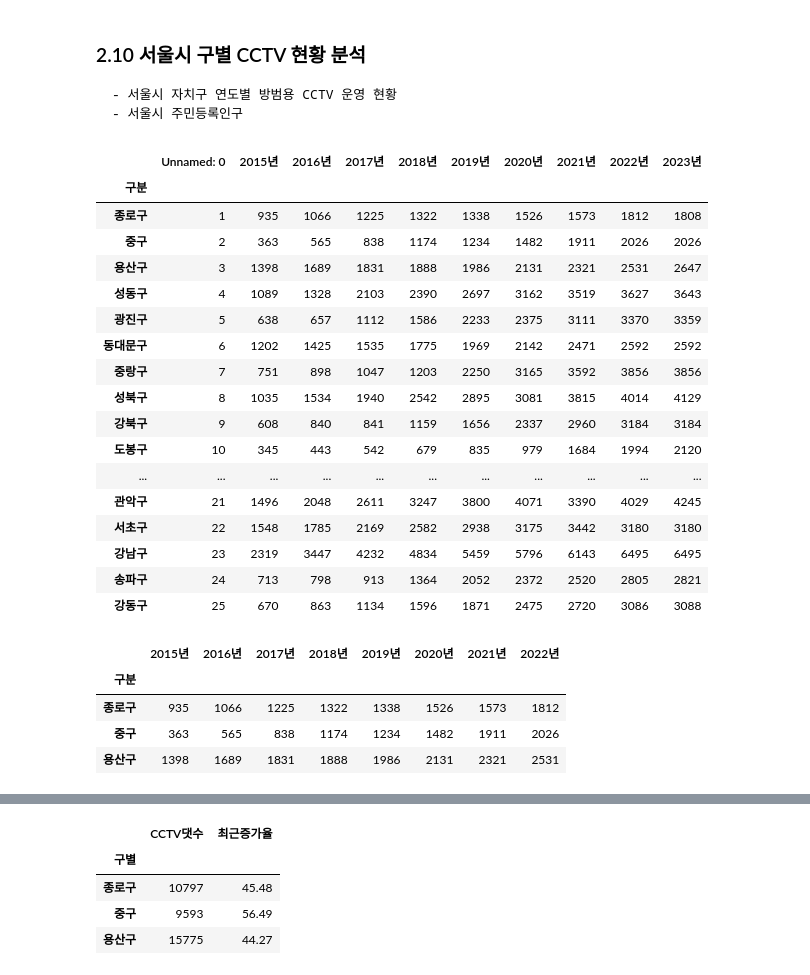
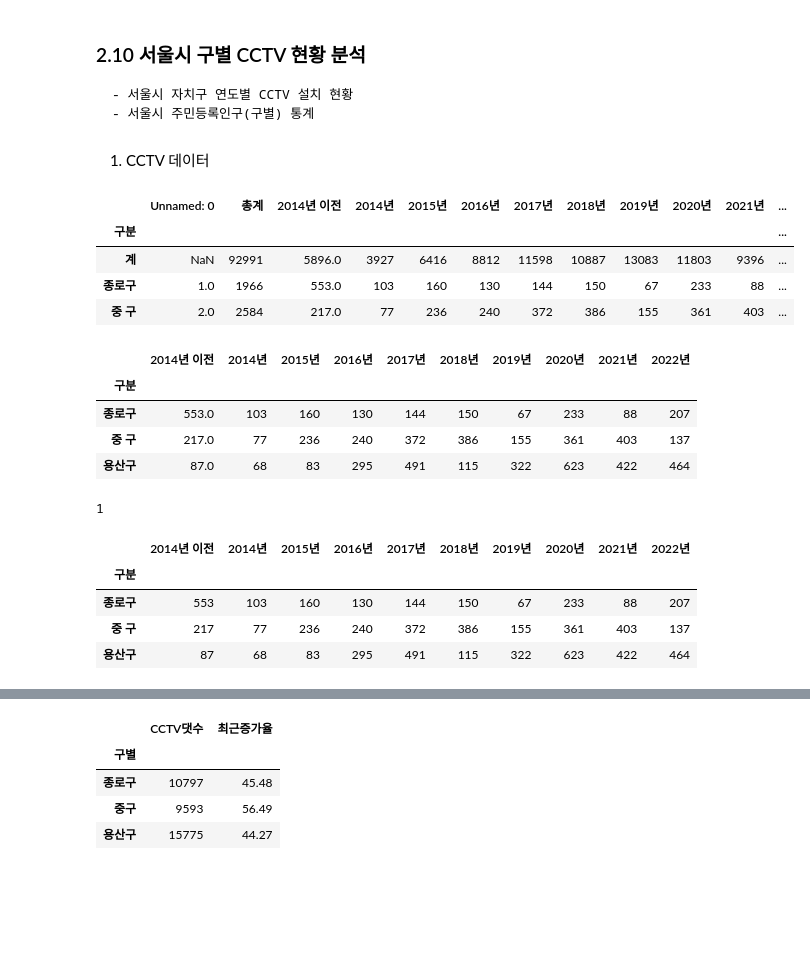
Before and after one commit to lione78/DataAnalysis-2023.09, a Jupyter notebook: 02.Pandas/10.서울시CCTV.ipynb, the cells around one changed output, grey strips where cells are left out. Drawn from its saved outputs; the diff is of its cells as text; code cells hidden in the pictures; blank space fills up the shorter version.

```diff
--- a/02.Pandas/10.서울시CCTV.ipynb
+++ b/02.Pandas/10.서울시CCTV.ipynb
@@ -1,41 +1,46 @@
 # %% [markdown]
 ### 2.10 서울시 구별 CCTV 현황 분석
-    - 서울시 자치구 연도별 방범용 CCTV 운영 현황
-    - 서울시 주민등록인구
+    - 서울시 자치구 연도별 CCTV 설치 현황
+    - 서울시 주민등록인구(구별) 통계
 # %%
 import numpy as np
 import pandas as pd
+# %% [markdown]
+1. CCTV 데이터
 # %%
-cctv = pd.read_csv('data/서울시 자치구 연도별 방범용 CCTV 운영 현황_230630기준.csv', encoding='EUC-KR', index_col='구분', thousands=',')
-cctv
+cctv = pd.read_csv('data/서울시 자치구 년도별 CCTV 설치 현황_230630기준.csv', index_col='구분', encoding='EUC-KR', thousands=',')
+cctv.head(3)
 # %% [output]
-|  | Unnamed: 0 | 2015년 | 2016년 | 2017년 | 2018년 | 2019년 | 2020년 | 2021년 | 2022년 | 2023년 |
-| 구분 |  |  |  |  |  |  |  |  |  |  |
-| 종로구 | 1 | 935 | 1066 | 1225 | 1322 | 1338 | 1526 | 1573 | 1812 | 1808 |
-| 중구 | 2 | 363 | 565 | 838 | 1174 | 1234 | 1482 | 1911 | 2026 | 2026 |
-| 용산구 | 3 | 1398 | 1689 | 1831 | 1888 | 1986 | 2131 | 2321 | 2531 | 2647 |
-| 성동구 | 4 | 1089 | 1328 | 2103 | 2390 | 2697 | 3162 | 3519 | 3627 | 3643 |
-| 광진구 | 5 | 638 | 657 | 1112 | 1586 | 2233 | 2375 | 3111 | 3370 | 3359 |
-| 동대문구 | 6 | 1202 | 1425 | 1535 | 1775 | 1969 | 2142 | 2471 | 2592 | 2592 |
-| 중랑구 | 7 | 751 | 898 | 1047 | 1203 | 2250 | 3165 | 3592 | 3856 | 3856 |
-| 성북구 | 8 | 1035 | 1534 | 1940 | 2542 | 2895 | 3081 | 3815 | 4014 | 4129 |
-| 강북구 | 9 | 608 | 840 | 841 | 1159 | 1656 | 2337 | 2960 | 3184 | 3184 |
-| 도봉구 | 10 | 345 | 443 | 542 | 679 | 835 | 979 | 1684 | 1994 | 2120 |
-| ... | ... | ... | ... | ... | ... | ... | ... | ... | ... | ... |
-| 관악구 | 21 | 1496 | 2048 | 2611 | 3247 | 3800 | 4071 | 3390 | 4029 | 4245 |
-| 서초구 | 22 | 1548 | 1785 | 2169 | 2582 | 2938 | 3175 | 3442 | 3180 | 3180 |
-| 강남구 | 23 | 2319 | 3447 | 4232 | 4834 | 5459 | 5796 | 6143 | 6495 | 6495 |
-| 송파구 | 24 | 713 | 798 | 913 | 1364 | 2052 | 2372 | 2520 | 2805 | 2821 |
-| 강동구 | 25 | 670 | 863 | 1134 | 1596 | 1871 | 2475 | 2720 | 3086 | 3088 |
+|  | Unnamed: 0 | 총계 | 2014년 이전 | 2014년 | 2015년 | 2016년 | 2017년 | 2018년 | 2019년 | 2020년 | 2021년 | ... |
+| 구분 |  |  |  |  |  |  |  |  |  |  |  | ... |
+| 계 | NaN | 92991 | 5896.0 | 3927 | 6416 | 8812 | 11598 | 10887 | 13083 | 11803 | 9396 | ... |
+| 종로구 | 1.0 | 1966 | 553.0 | 103 | 160 | 130 | 144 | 150 | 67 | 233 | 88 | ... |
+| 중 구 | 2.0 | 2584 | 217.0 | 77 | 236 | 240 | 372 | 386 | 155 | 361 | 403 | ... |
 # %%
-cctv.drop(columns=['Unnamed: 0', '2023년'], inplace=True)
+cctv.drop(columns=['Unnamed: 0', '2023년', '총계'], inplace=True)
+cctv.drop(['계'], inplace=True)            # '계' 행 지우기
 cctv.head(3)
 # %% [output]
-|  | 2015년 | 2016년 | 2017년 | 2018년 | 2019년 | 2020년 | 2021년 | 2022년 |
-| 구분 |  |  |  |  |  |  |  |  |
-| 종로구 | 935 | 1066 | 1225 | 1322 | 1338 | 1526 | 1573 | 1812 |
-| 중구 | 363 | 565 | 838 | 1174 | 1234 | 1482 | 1911 | 2026 |
-| 용산구 | 1398 | 1689 | 1831 | 1888 | 1986 | 2131 | 2321 | 2531 |
+|  | 2014년 이전 | 2014년 | 2015년 | 2016년 | 2017년 | 2018년 | 2019년 | 2020년 | 2021년 | 2022년 |
+| 구분 |  |  |  |  |  |  |  |  |  |  |
+| 종로구 | 553.0 | 103 | 160 | 130 | 144 | 150 | 67 | 233 | 88 | 207 |
+| 중 구 | 217.0 | 77 | 236 | 240 | 372 | 386 | 155 | 361 | 403 | 137 |
+| 용산구 | 87.0 | 68 | 83 | 295 | 491 | 115 | 322 | 623 | 422 | 464 |
+# %%
+# 결측치가 있는지 확인.
+cctv['2014년 이전'].isna().sum()
+# %% [output]
+1
+# %%
+# 결측치를 0으로 대체하고, 타입을 정수로 변경
+cctv['2014년 이전'] = cctv['2014년 이전'].fillna(0).astype(int)
+cctv.head(3)
+# %% [output]
+|  | 2014년 이전 | 2014년 | 2015년 | 2016년 | 2017년 | 2018년 | 2019년 | 2020년 | 2021년 | 2022년 |
+| 구분 |  |  |  |  |  |  |  |  |  |  |
+| 종로구 | 553 | 103 | 160 | 130 | 144 | 150 | 67 | 233 | 88 | 207 |
+| 중 구 | 217 | 77 | 236 | 240 | 372 | 386 | 155 | 361 | 403 | 137 |
+| 용산구 | 87 | 68 | 83 | 295 | 491 | 115 | 322 | 623 | 422 | 464 |
 # %%
 cctv['CCTV댓수'] = cctv.sum(axis=1)
 cctv.head(3)
```
Also changed, not shown: parts of 7 cells of this notebook, 10 other files.
